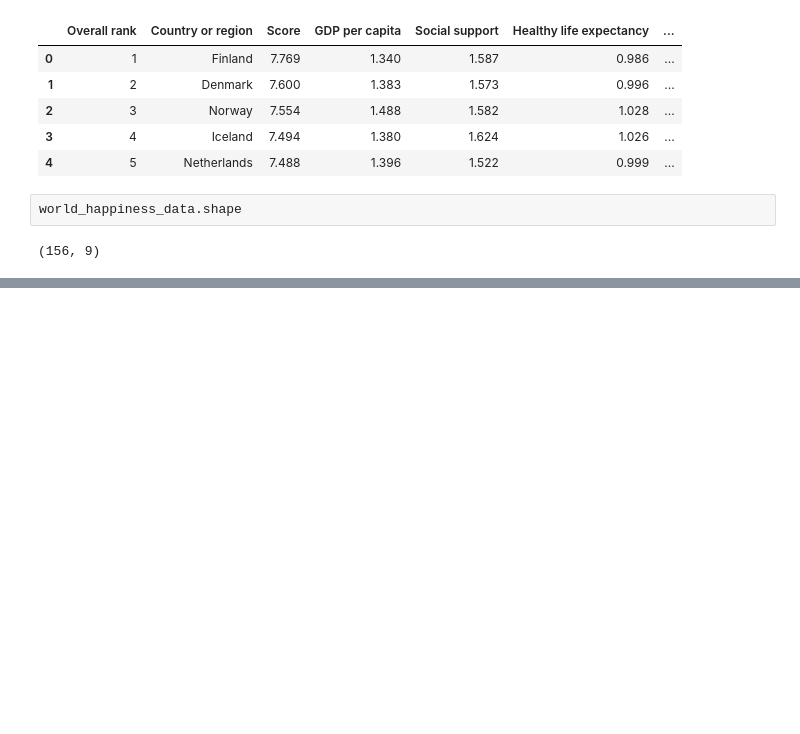
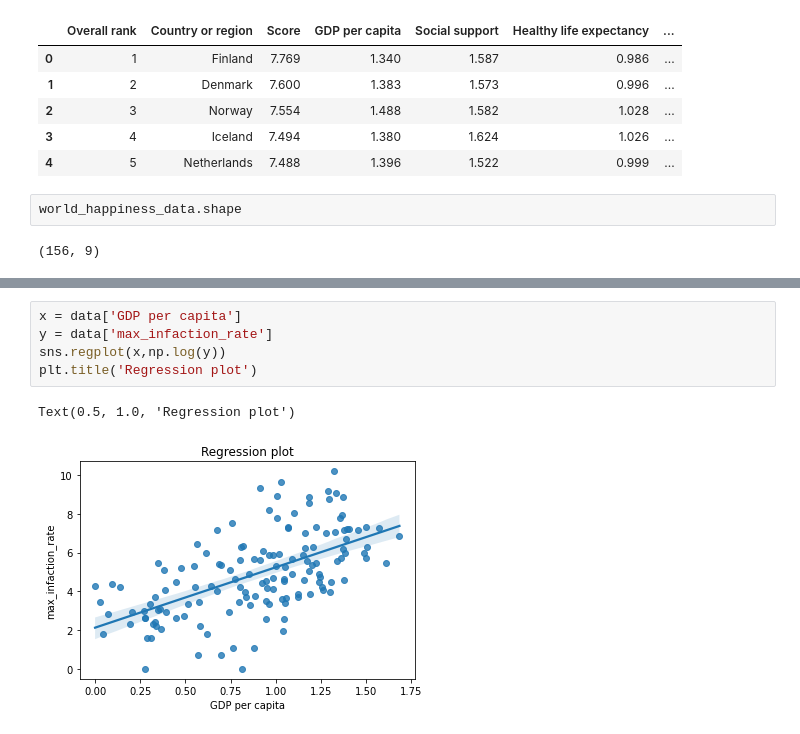
Before and after one commit to Ssuman394/Impact_Alalysis_of_Covid-19, a Jupyter notebook: Impact_Alalysis_of_Covid-19.ipynb, the cells around one changed output, grey strips where cells are left out. Cells and saved outputs as stored; diff of their text form; blank space fills up the shorter version.

```diff
--- a/Impact_Alalysis_of_Covid-19.ipynb
+++ b/Impact_Alalysis_of_Covid-19.ipynb
@@ -164,0 +217,8 @@ columns_to_droped = ['Overall rank','Score','']
+# %%
+x = data['GDP per capita']
+y = data['max_infaction_rate']
+sns.regplot(x,np.log(y))
+plt.title('Regression plot')
+# %% [output]
+Text(0.5, 1.0, 'Regression plot')
+[figure, added]
```
Also changed, not shown: parts of 11 cells of this notebook.
